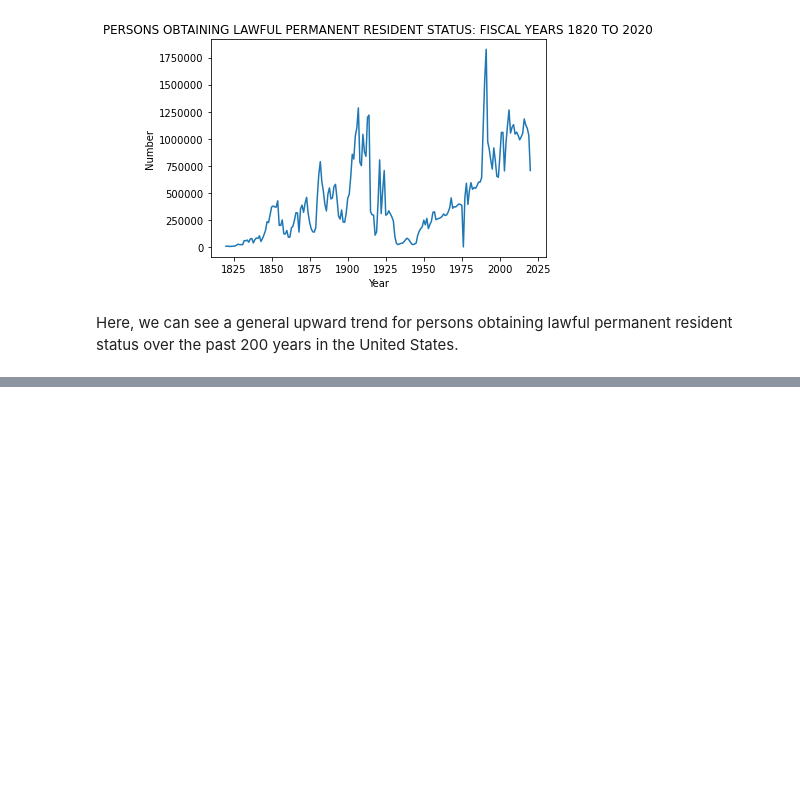
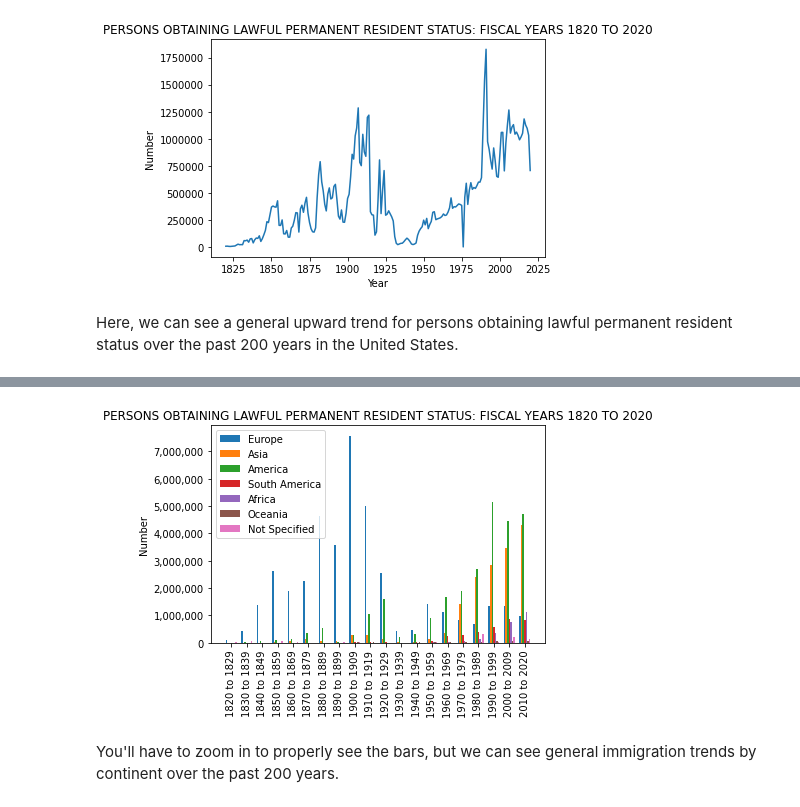
Before and after one commit to ljstaib/cs506-finalProject, a Jupyter notebook: exploration.ipynb, the cells around one changed output, grey strips where cells are left out. Drawn from its saved outputs; the diff is of its cells as text; code cells hidden in the pictures; blank space fills up the shorter version.

Commit message:
Added immigration graph by continent

```diff
--- a/exploration.ipynb
+++ b/exploration.ipynb
@@ -56,0 +104,41 @@ Here, we can see a general upward trend for persons obtaining lawful permanent r
+# %%
+# Create plot of persons by continent
+
+continent_data = df[(df['Region'] == 'Europe') | (df['Region'] == 'Asia') | (df['Region'] == 'America') | (df['Region'] == 'South America') | (df['Region'] == 'Africa') | (df['Region'] == 'Oceania') | (df['Region'] == 'Not Specified')]
+
+labels = continent_data.iloc[:, 0].tolist()
+europe_data = continent_data.iloc[0,1:].tolist()
+asia_data = continent_data.iloc[1,1:].tolist()
+america_data = continent_data.iloc[2,1:].tolist()
+sa_data = continent_data.iloc[3,1:].tolist()
+africa_data = continent_data.iloc[4,1:].tolist()
+oceania_data = continent_data.iloc[5,1:].tolist()
+other_data = continent_data.iloc[6,1:].tolist()
+
+bar_labels = continent_data.columns.tolist()
+bar_labels = bar_labels[1:]
+
+x = np.arange(len(europe_data))
+width = 0.1
+fig, ax = plt.subplots()
+
+europe_bars = ax.bar((x - (3 * width)), europe_data, width, label='Europe')
+asia_bars = ax.bar((x - (2 * width)), asia_data, width, label='Asia')
+america_bars = ax.bar((x - (1 * width)), america_data, width, label='America')
+sa_bars = ax.bar(x, sa_data, width, label='South America')
+africa_bars = ax.bar((x + (1 * width)), africa_data, width, label='Africa')
+oceania_bars = ax.bar((x + (2 * width)), oceania_data, width, label='Oceania')
+other_bars = ax.bar((x + (3 * width)), other_data, width, label='Not Specified')
+
+ax.set_xticks(x, bar_labels, rotation='vertical')
+ax.set_ylabel('Number')
+ax.set_title('PERSONS OBTAINING LAWFUL PERMANENT RESIDENT STATUS: FISCAL YEARS 1820 TO 2020')
+ax.legend()
+
+ax.get_yaxis().set_major_formatter(matplotlib.ticker.FuncFormatter(lambda x, a: format(int(x), ',')))
+
+plt.show()
+# %% [output]
+[figure, added]
+# %% [markdown]
+You'll have to zoom in to properly see the bars, but we can see general immigration trends by continent over the past 200 years.
```
Also changed, not shown: parts of 2 cells of this notebook.
